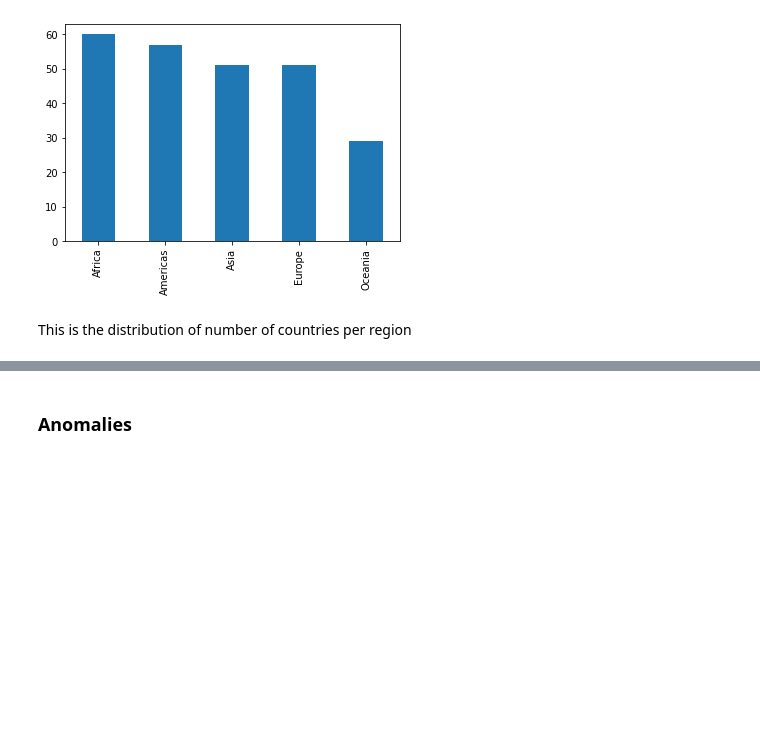
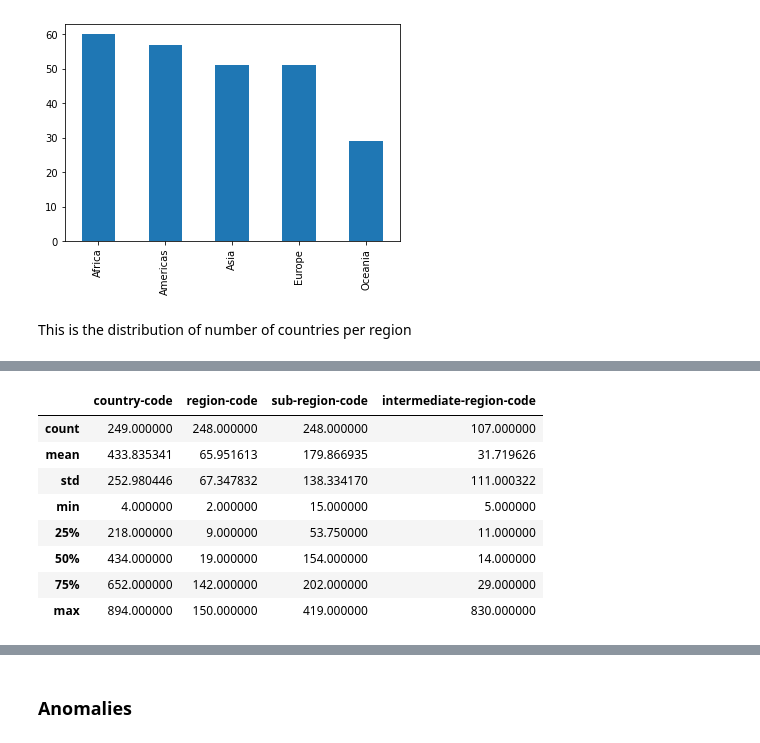
Before and after one commit to cramosglez/SocialData22, a Jupyter notebook: Social22.ipynb, the cells around one changed output, grey strips where cells are left out. Cells and saved outputs as stored; diff of their text form; code cells hidden in the pictures; blank space fills up the shorter version.

```diff
--- a/Social22.ipynb
+++ b/Social22.ipynb
@@ -135,0 +170,12 @@ This is the distribution of number of countries per region
+# %%
+continents.describe()
+# %% [output]
+|  | country-code | region-code | sub-region-code | intermediate-region-code |
+| count | 249.000000 | 248.000000 | 248.000000 | 107.000000 |
+| mean | 433.835341 | 65.951613 | 179.866935 | 31.719626 |
+| std | 252.980446 | 67.347832 | 138.334170 | 111.000322 |
+| min | 4.000000 | 2.000000 | 15.000000 | 5.000000 |
+| 25% | 218.000000 | 9.000000 | 53.750000 | 11.000000 |
+| 50% | 434.000000 | 19.000000 | 154.000000 | 14.000000 |
+| 75% | 652.000000 | 142.000000 | 202.000000 | 29.000000 |
+| max | 894.000000 | 150.000000 | 419.000000 | 830.000000 |
```
Also changed, not shown: parts of 104 cells of this notebook.
